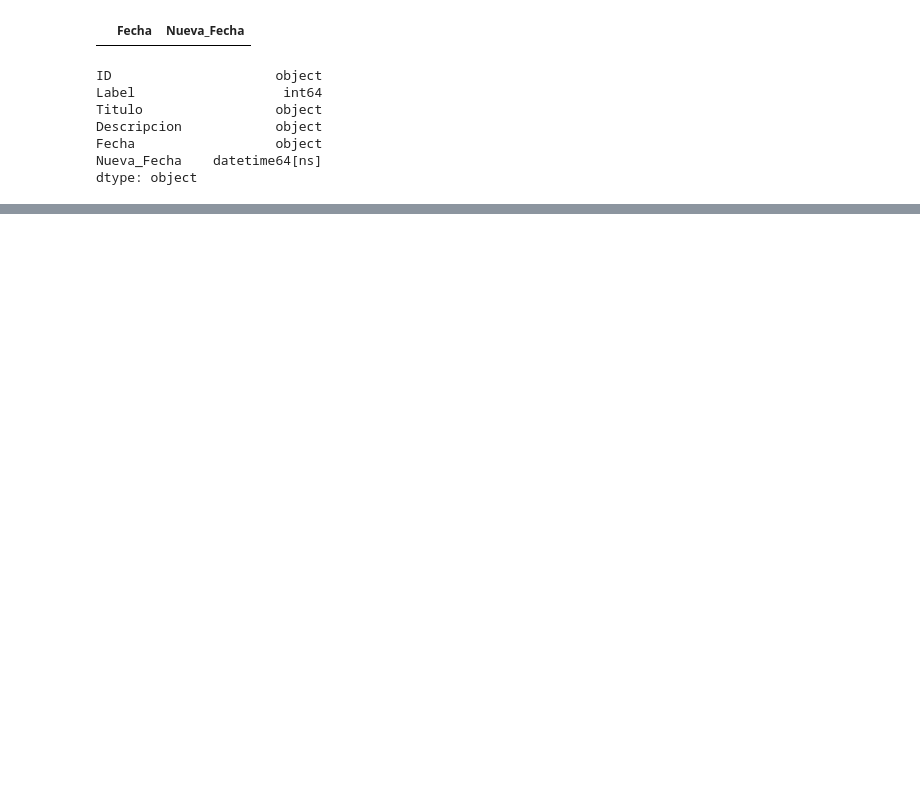
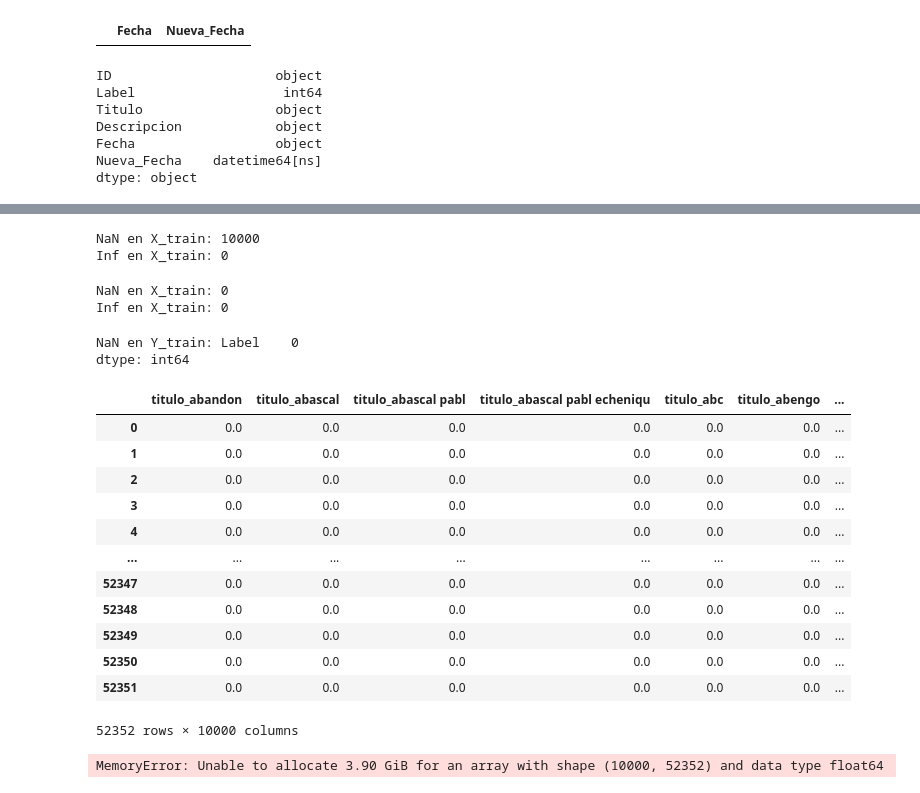
Before and after one commit to BI-202510-G24/proyect1-BI-regresion, a Jupyter notebook: proyecto1_sec4_G24.ipynb, the cells around one changed output, grey strips where cells are left out. Cells and saved outputs as stored; diff of their text form; code cells hidden in the pictures; blank space fills up the shorter version.

```diff
--- a/proyecto1_sec4_G24.ipynb
+++ b/proyecto1_sec4_G24.ipynb
@@ -334,0 +501,50 @@ dtype: object
+# %%
+
+print("NaN en X_train:", np.isnan(X_train).sum().sum())
+print("Inf en X_train:", np.isinf(X_train).sum().sum())
+# %% [output]
+NaN en X_train: 10000
+Inf en X_train: 0
+# %%
+X_train = X_train.dropna()
+# %%
+print("NaN en X_train:", np.isnan(X_train).sum().sum())
+print("Inf en X_train:", np.isinf(X_train).sum().sum())
+# %% [output]
+NaN en X_train: 0
+Inf en X_train: 0
+# %%
+print("NaN en Y_train:", Y_train.isna().sum())
+
+Y_train = Y_train.dropna()
+# %% [output]
+NaN en Y_train: Label    0
+dtype: int64
+# %%
+X_train = X_train.loc[Y_train.index]
+Y_train = Y_train.loc[X_train.index]
+# %%
+smt = SMOTE()
+X_smote, Y_smote = smt.fit_resample(X_train, Y_train)
+X_smote
+# %% [output]
+|  | titulo_abandon | titulo_abascal | titulo_abascal pabl | titulo_abascal pabl echeniqu | titulo_abc | titulo_abengo | ... |
+| 0 | 0.0 | 0.0 | 0.0 | 0.0 | 0.0 | 0.0 | ... |
+| 1 | 0.0 | 0.0 | 0.0 | 0.0 | 0.0 | 0.0 | ... |
+| 2 | 0.0 | 0.0 | 0.0 | 0.0 | 0.0 | 0.0 | ... |
+| 3 | 0.0 | 0.0 | 0.0 | 0.0 | 0.0 | 0.0 | ... |
+| 4 | 0.0 | 0.0 | 0.0 | 0.0 | 0.0 | 0.0 | ... |
+| ... | ... | ... | ... | ... | ... | ... | ... |
+| 52347 | 0.0 | 0.0 | 0.0 | 0.0 | 0.0 | 0.0 | ... |
+| 52348 | 0.0 | 0.0 | 0.0 | 0.0 | 0.0 | 0.0 | ... |
+| 52349 | 0.0 | 0.0 | 0.0 | 0.0 | 0.0 | 0.0 | ... |
+| 52350 | 0.0 | 0.0 | 0.0 | 0.0 | 0.0 | 0.0 | ... |
+| 52351 | 0.0 | 0.0 | 0.0 | 0.0 | 0.0 | 0.0 | ... |
+52352 rows × 10000 columns
+# %%
+scaler = StandardScaler()
+X_smote = pd.DataFrame(scaler.fit_transform(X_smote), columns=vocab_titulo)
+X_validation = pd.DataFrame(scaler.fit_transform(X_validation), columns=vocab_titulo)
+X_smote
+# %% [output]
+MemoryError: Unable to allocate 3.90 GiB for an array with shape (10000, 52352) and data type float64
```
Also changed, not shown: parts of 15 cells of this notebook.
